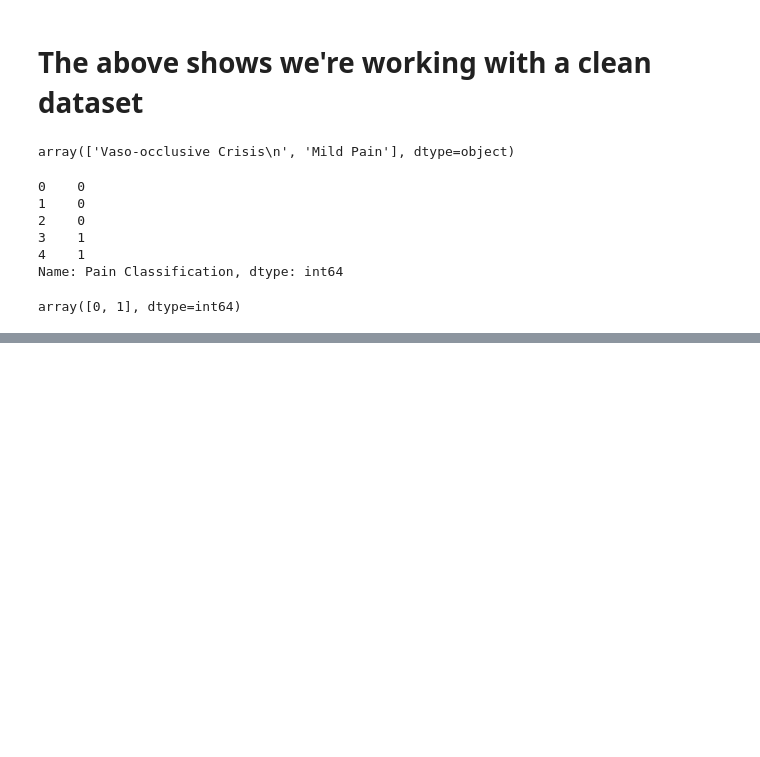
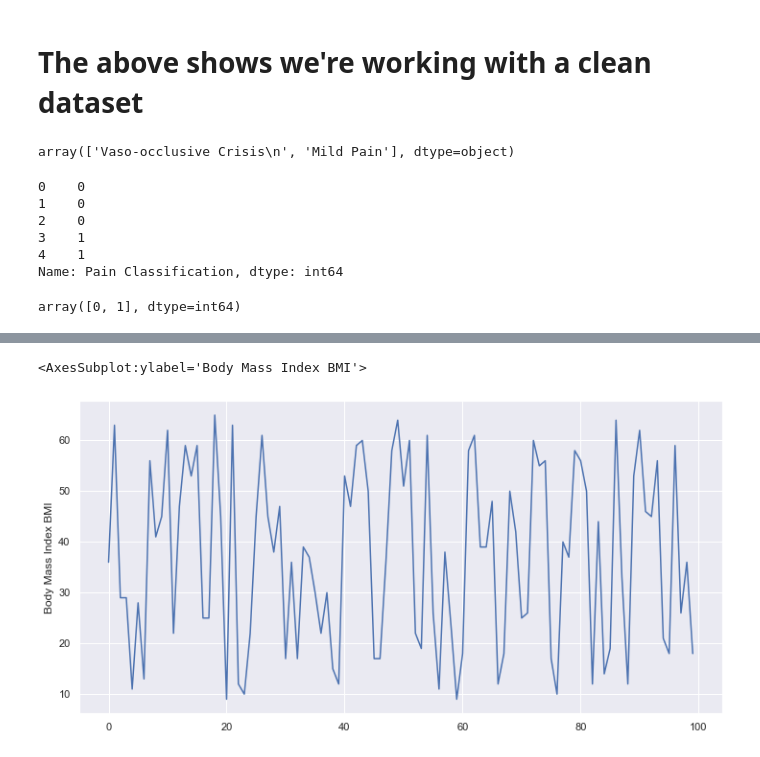
Before and after one commit to Akintola-Stephen/Sickle-cell-web-prediction-application, a Jupyter notebook: sickle_cell/ml-model/sickle-c.ipynb, the cells around one changed output, grey strips where cells are left out. Saved outputs shown, nothing was run; the diff lists cells and outputs as text; code cells hidden in the pictures; blank space fills up the shorter version.

```diff
--- a/sickle_cell/ml-model/sickle-c.ipynb
+++ b/sickle_cell/ml-model/sickle-c.ipynb
@@ -98,0 +102,7 @@ array([0, 1], dtype=int64)
+# %%
+import seaborn as sns
+fig = pyplot.figure(figsize=(12,6))
+sns.lineplot(data=df['Body Mass Index BMI'])
+# %% [output]
+<AxesSubplot:ylabel='Body Mass Index BMI'>
+[figure, added]
```
Also changed, not shown: parts of 2 cells of this notebook, 1 other file.
